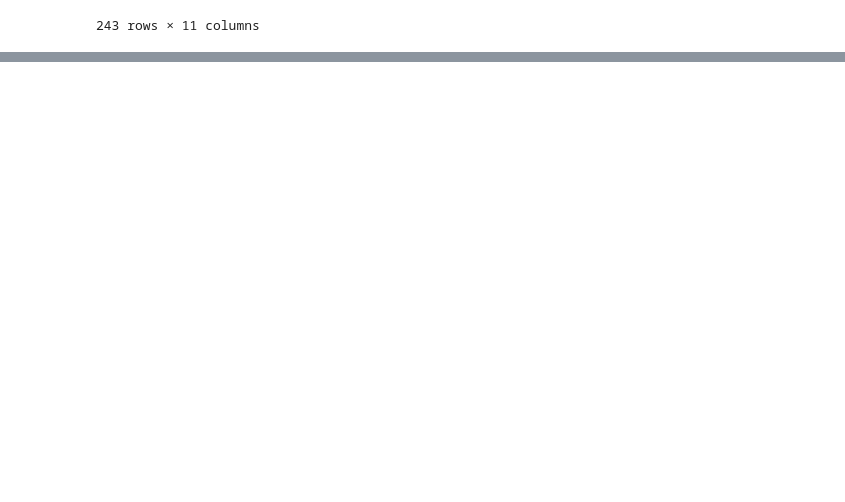
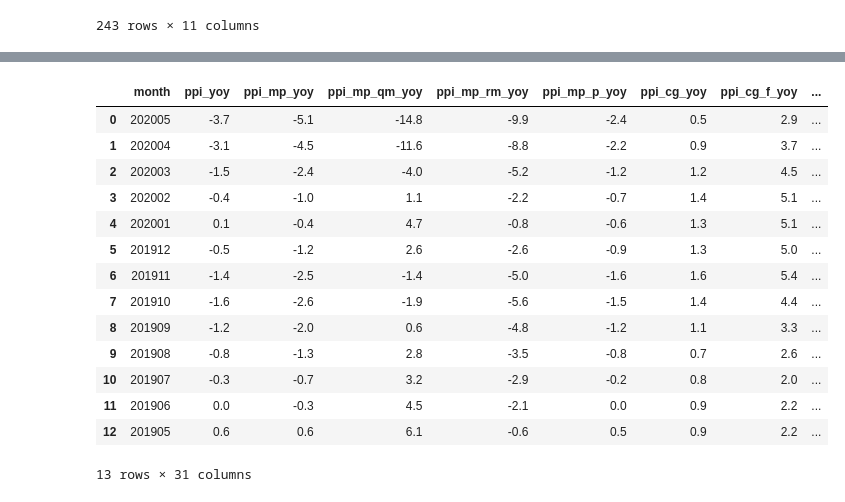
Before and after one commit to bizeasy17/investtrack, a Jupyter notebook: jupyternb/Machine Learning Foundations.ipynb, the cells around one changed output, grey strips where cells are left out. Cells and saved outputs as stored; diff of their text form; code cells hidden in the pictures; blank space fills up the shorter version.

```diff
--- a/jupyternb/Machine Learning Foundations.ipynb
+++ b/jupyternb/Machine Learning Foundations.ipynb
@@ -287,0 +339,19 @@ df
+# %%
+df = pro.cn_ppi(start_m='201905', end_m='202005')
+df
+# %% [output]
+|  | month | ppi_yoy | ppi_mp_yoy | ppi_mp_qm_yoy | ppi_mp_rm_yoy | ppi_mp_p_yoy | ppi_cg_yoy | ppi_cg_f_yoy | ... |
+| 0 | 202005 | -3.7 | -5.1 | -14.8 | -9.9 | -2.4 | 0.5 | 2.9 | ... |
+| 1 | 202004 | -3.1 | -4.5 | -11.6 | -8.8 | -2.2 | 0.9 | 3.7 | ... |
+| 2 | 202003 | -1.5 | -2.4 | -4.0 | -5.2 | -1.2 | 1.2 | 4.5 | ... |
+| 3 | 202002 | -0.4 | -1.0 | 1.1 | -2.2 | -0.7 | 1.4 | 5.1 | ... |
+| 4 | 202001 | 0.1 | -0.4 | 4.7 | -0.8 | -0.6 | 1.3 | 5.1 | ... |
+| 5 | 201912 | -0.5 | -1.2 | 2.6 | -2.6 | -0.9 | 1.3 | 5.0 | ... |
+| 6 | 201911 | -1.4 | -2.5 | -1.4 | -5.0 | -1.6 | 1.6 | 5.4 | ... |
+| 7 | 201910 | -1.6 | -2.6 | -1.9 | -5.6 | -1.5 | 1.4 | 4.4 | ... |
+| 8 | 201909 | -1.2 | -2.0 | 0.6 | -4.8 | -1.2 | 1.1 | 3.3 | ... |
+| 9 | 201908 | -0.8 | -1.3 | 2.8 | -3.5 | -0.8 | 0.7 | 2.6 | ... |
+| 10 | 201907 | -0.3 | -0.7 | 3.2 | -2.9 | -0.2 | 0.8 | 2.0 | ... |
+| 11 | 201906 | 0.0 | -0.3 | 4.5 | -2.1 | 0.0 | 0.9 | 2.2 | ... |
+| 12 | 201905 | 0.6 | 0.6 | 6.1 | -0.6 | 0.5 | 0.9 | 2.2 | ... |
+13 rows × 31 columns
```
Also changed, not shown: parts of 9 cells of this notebook, 4 other files.
